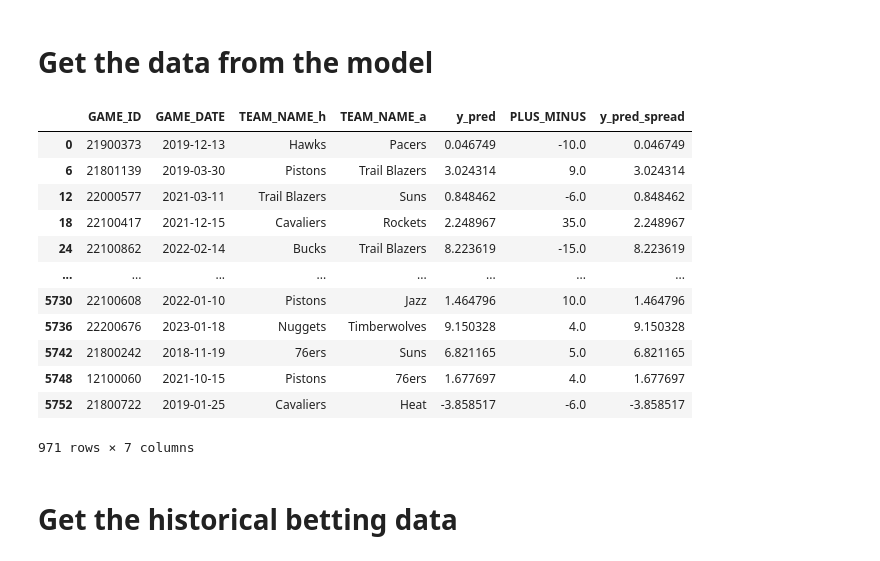
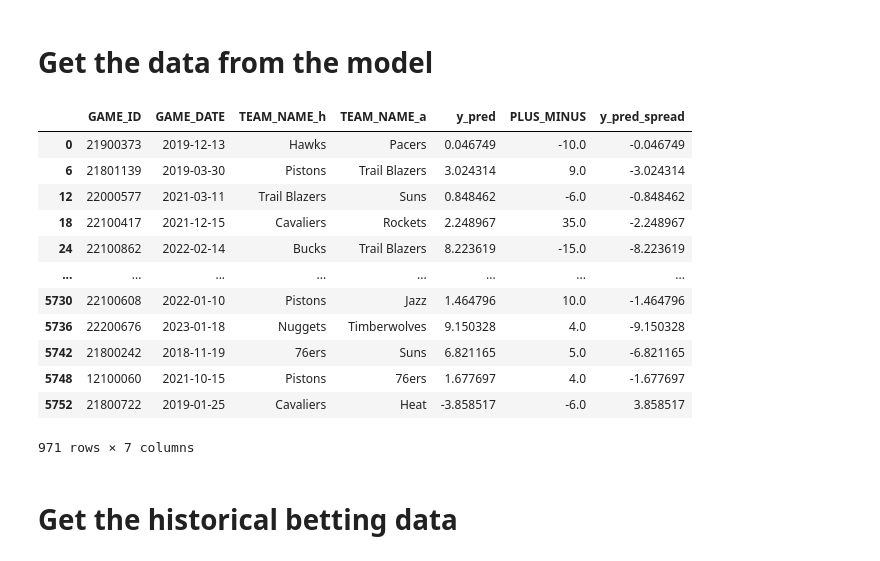
Before and after one commit to alecmatt5/nba_betting_analysis, a Jupyter notebook: backend/notebooks/secondary_model_alec.ipynb, the cells around one changed output. Saved outputs shown, nothing was run; the diff lists cells and outputs as text; code cells hidden in the pictures.

```diff
--- a/backend/notebooks/secondary_model_alec.ipynb
+++ b/backend/notebooks/secondary_model_alec.ipynb
@@ -7,22 +7,22 @@ import seaborn as sns
 # %%
 y_pred = pd.read_pickle('../data/pkl/y_pred_adv_test.pkl')
 y_pred = y_pred[['GAME_ID', 'GAME_DATE', 'TEAM_NAME_h', 'TEAM_NAME_a', 'y_pred', 'PLUS_MINUS']]
 y_pred.drop_duplicates(subset='GAME_ID', inplace=True)
-y_pred['y_pred_spread'] = y_pred['y_pred']
+y_pred['y_pred_spread'] = y_pred['y_pred'] * -1
 y_pred
 # %% [output]
 |  | GAME_ID | GAME_DATE | TEAM_NAME_h | TEAM_NAME_a | y_pred | PLUS_MINUS | y_pred_spread |
-| 0 | 21900373 | 2019-12-13 | Hawks | Pacers | 0.046749 | -10.0 | 0.046749 |
-| 6 | 21801139 | 2019-03-30 | Pistons | Trail Blazers | 3.024314 | 9.0 | 3.024314 |
-| 12 | 22000577 | 2021-03-11 | Trail Blazers | Suns | 0.848462 | -6.0 | 0.848462 |
-| 18 | 22100417 | 2021-12-15 | Cavaliers | Rockets | 2.248967 | 35.0 | 2.248967 |
-| 24 | 22100862 | 2022-02-14 | Bucks | Trail Blazers | 8.223619 | -15.0 | 8.223619 |
+| 0 | 21900373 | 2019-12-13 | Hawks | Pacers | 0.046749 | -10.0 | -0.046749 |
+| 6 | 21801139 | 2019-03-30 | Pistons | Trail Blazers | 3.024314 | 9.0 | -3.024314 |
+| 12 | 22000577 | 2021-03-11 | Trail Blazers | Suns | 0.848462 | -6.0 | -0.848462 |
+| 18 | 22100417 | 2021-12-15 | Cavaliers | Rockets | 2.248967 | 35.0 | -2.248967 |
+| 24 | 22100862 | 2022-02-14 | Bucks | Trail Blazers | 8.223619 | -15.0 | -8.223619 |
 | ... | ... | ... | ... | ... | ... | ... | ... |
-| 5730 | 22100608 | 2022-01-10 | Pistons | Jazz | 1.464796 | 10.0 | 1.464796 |
-| 5736 | 22200676 | 2023-01-18 | Nuggets | Timberwolves | 9.150328 | 4.0 | 9.150328 |
-| 5742 | 21800242 | 2018-11-19 | 76ers | Suns | 6.821165 | 5.0 | 6.821165 |
-| 5748 | 12100060 | 2021-10-15 | Pistons | 76ers | 1.677697 | 4.0 | 1.677697 |
-| 5752 | 21800722 | 2019-01-25 | Cavaliers | Heat | -3.858517 | -6.0 | -3.858517 |
+| 5730 | 22100608 | 2022-01-10 | Pistons | Jazz | 1.464796 | 10.0 | -1.464796 |
+| 5736 | 22200676 | 2023-01-18 | Nuggets | Timberwolves | 9.150328 | 4.0 | -9.150328 |
+| 5742 | 21800242 | 2018-11-19 | 76ers | Suns | 6.821165 | 5.0 | -6.821165 |
+| 5748 | 12100060 | 2021-10-15 | Pistons | 76ers | 1.677697 | 4.0 | -1.677697 |
+| 5752 | 21800722 | 2019-01-25 | Cavaliers | Heat | -3.858517 | -6.0 | 3.858517 |
 971 rows × 7 columns
 # %% [markdown]
 # Get the historical betting data
```
Also changed, not shown: parts of 9 cells of this notebook, 2 other files.
